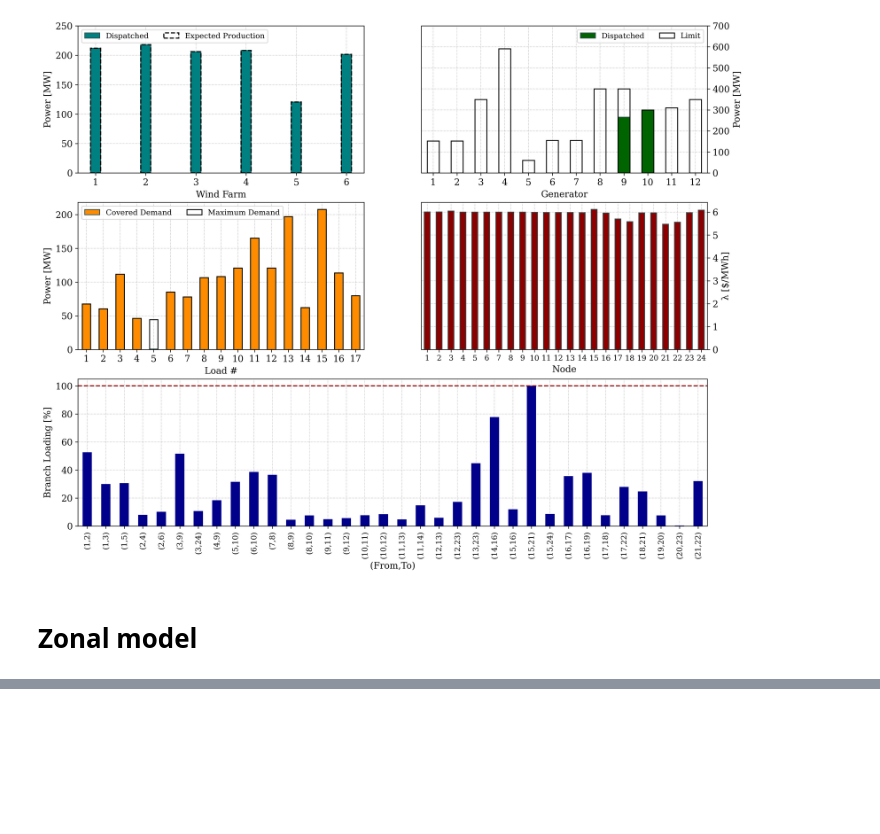
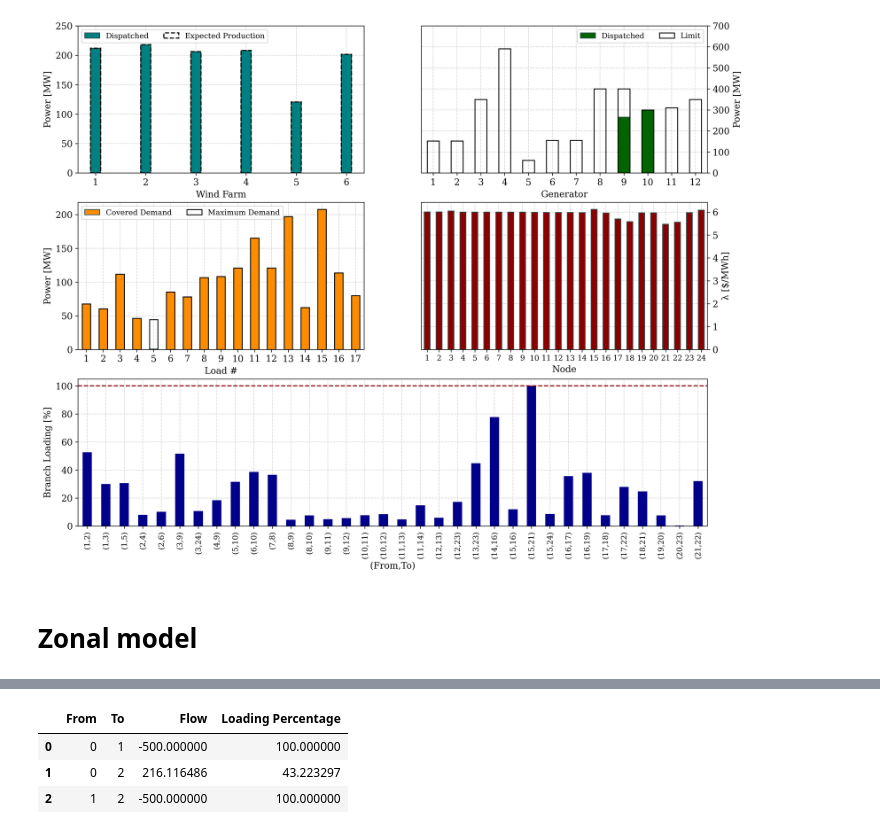
Before and after one commit to Hvid1999/46755, a Jupyter notebook: Assignment 1/task_4.ipynb, the cells around one changed output, grey strips where cells are left out. Cells and saved outputs as stored; diff of their text form; code cells hidden in the pictures; blank space fills up the shorter version.

```diff
--- a/Assignment 1/task_4.ipynb
+++ b/Assignment 1/task_4.ipynb
@@ -524,3 +524,20 @@ plt.show()
 [figure]
 # %% [markdown]
 # Zonal model
+# %%
+ZONE_NODES = {
+    0: [1, 2, 3, 4, 5, 6, 7, 8, 9, 10],
+    1: [11, 12, 13, 14, 15, 19, 20, 23, 24],
+    2: [16, 17, 18, 21, 22]} # NOTE zero-indexed
+Z = 3 #number of zones
+
+ATC = {
+    (0, 1): 500,
+    (0, 2): 500,
+    (1, 2): 500
+}
+
+SOC_max = 100 # Maximum SOC capacity of each battery (MWh)
+SOC_ini = 0 # initial SOC - will also be enforced at the end of the period
+P_max_BESS = SOC_max # Maximum charging/discharging power of each battery (MW)
+eta_bess = 0.95 # charging and discharging efficiency
@@ -526,0 +808,7 @@ plt.show()
+# %%
+results[0]['flow']
+# %% [output]
+|  | From | To | Flow | Loading Percentage |
+| 0 | 0 | 1 | -500.000000 | 100.000000 |
+| 1 | 0 | 2 | 216.116486 | 43.223297 |
+| 2 | 1 | 2 | -500.000000 | 100.000000 |
```
Also changed, not shown: parts of 4 cells of this notebook, 2 other files.
